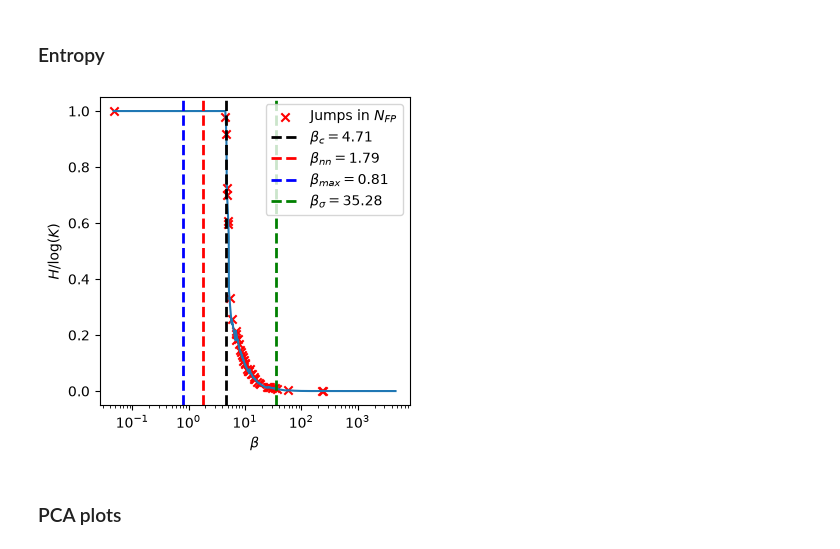
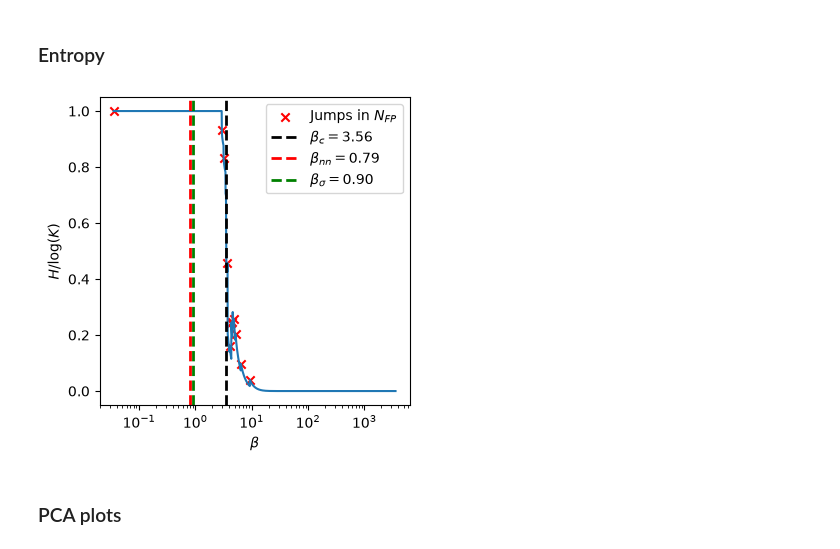
Before and after one commit to vicioms/MHN-Bif, a Jupyter notebook: data_fixed_points_analysis.ipynb, the cells around one changed output. Saved outputs shown, nothing was run; the diff lists cells and outputs as text; code cells hidden in the pictures.

```diff
--- a/data_fixed_points_analysis.ipynb
+++ b/data_fixed_points_analysis.ipynb
@@ -213,7 +213,7 @@ def get_file_df(root_path, DATASET, FILE_PATTERN):
 # %%
 DATASET = "mnist"
 IS_IMAGE = DATASET in ["mnist", "stl10", "cifar10", "cifar100"]
-num_per_label = 5  if IS_IMAGE else None
+num_per_label = 1  if IS_IMAGE else None
 # %%
 source_data_path = Path("paper_results/data/")
 source_data_file = source_data_path / (f"{DATASET}_per_label={num_per_label}.pt" if IS_IMAGE else f"{DATASET}.pt")
@@ -285,8 +285,8 @@ gram = patterns @ patterns.T
 patterns_cov = torch.cov(patterns.T)
 all_x = all_weights @ patterns
 beta_c = 1.0/torch.linalg.eigvalsh(mhn_utils.get_dual_symmetric_stability_matrix(gram, torch.ones(K)/K))[-1].item()
-beta_sigma = 1.0/torch.var(patterns, dim=0).mean().item()
-beta_max = 1.0/torch.norm(patterns, dim=1).max().item()
+beta_sigma = 1.0/torch.var(patterns, dim=0).sum().item()
+#beta_max = 1.0/torch.norm(patterns, dim=1).max().item()
 beta_nn = 1.0/KDTree(patterns.cpu().numpy()).query(patterns.cpu().numpy(), k=2)[0][:,1].mean()**2
 # %%
 fig, ax = plt.subplots(figsize=(len(unique_labels), 1))
@@ -589,32 +589,32 @@ plt.close()
 # %%
 fig, ax = plt.subplots(figsize=(4, 4))
 ax.plot(betas, mean_entropy/log(K))
 ax.scatter(
     betas[jump_indices],
     mean_entropy[jump_indices]/log(K),
     color='r',
     marker='x',
     label="Jumps in $N_{FP}$",
 )
 #ax.scatter(
 #    betas[branching_indices],
 #    mean_entropy[branching_indices]/log(K),
 #    color='b',
 #    marker='x',
 #    label="Branching points",
 #)
 ax.axvline(beta_c, color='k', linestyle='--', label=f"$\\beta_c={beta_c:.2f}$", linewidth=2.0)
 ax.axvline(beta_nn, color='red', linestyle='--', label="$\\beta_{nn}=$" + f"{beta_nn:.2f}", linewidth=2.0)
-ax.axvline(beta_max, color='blue', linestyle='--', label="$\\beta_{max}=$" + f"{beta_max:.2f}", linewidth=2.0)
+#ax.axvline(beta_max, color='blue', linestyle='--', label="$\\beta_{max}=$" + f"{beta_max:.2f}", linewidth=2.0)
 ax.axvline(beta_sigma, color='green', linestyle='--', label="$\\beta_\\sigma=$" + f"{beta_sigma:.2f}", linewidth=2.0)
 plt.xscale('log')
 ax.set_xlabel("$\\beta$")
 ax.set_ylabel("$H/\\log(K)$")
 plt.legend()
 plt.savefig(plots_path / f"{save_file_structure}_entropy.pdf", dpi=300, bbox_inches='tight')
 plt.show()
 # %% [output]
-[figure, old version]
+[figure, new version]
 # %% [markdown]
 ### PCA plots
 # %%
```
Also changed, not shown: parts of 2 cells of this notebook, 15 other files.
